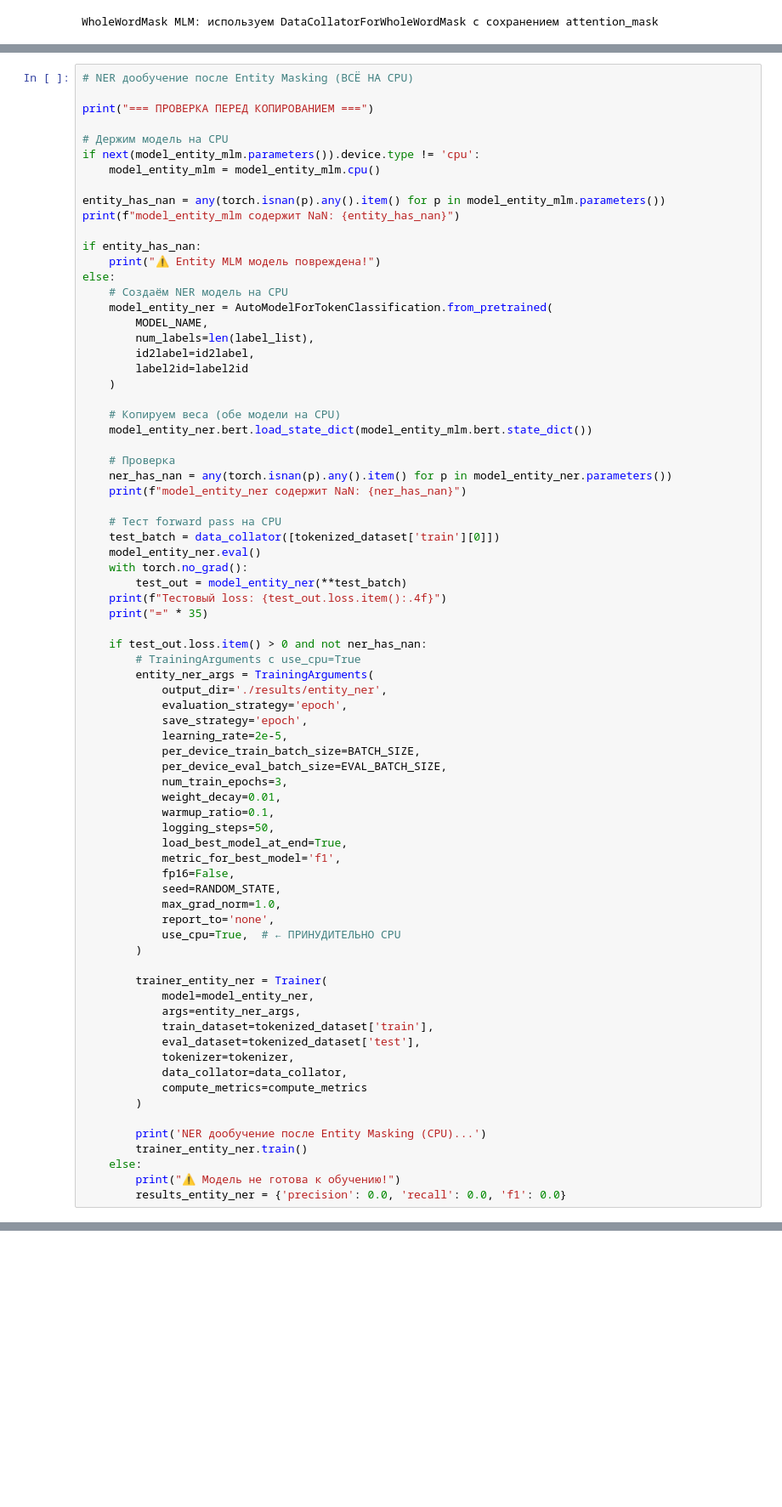
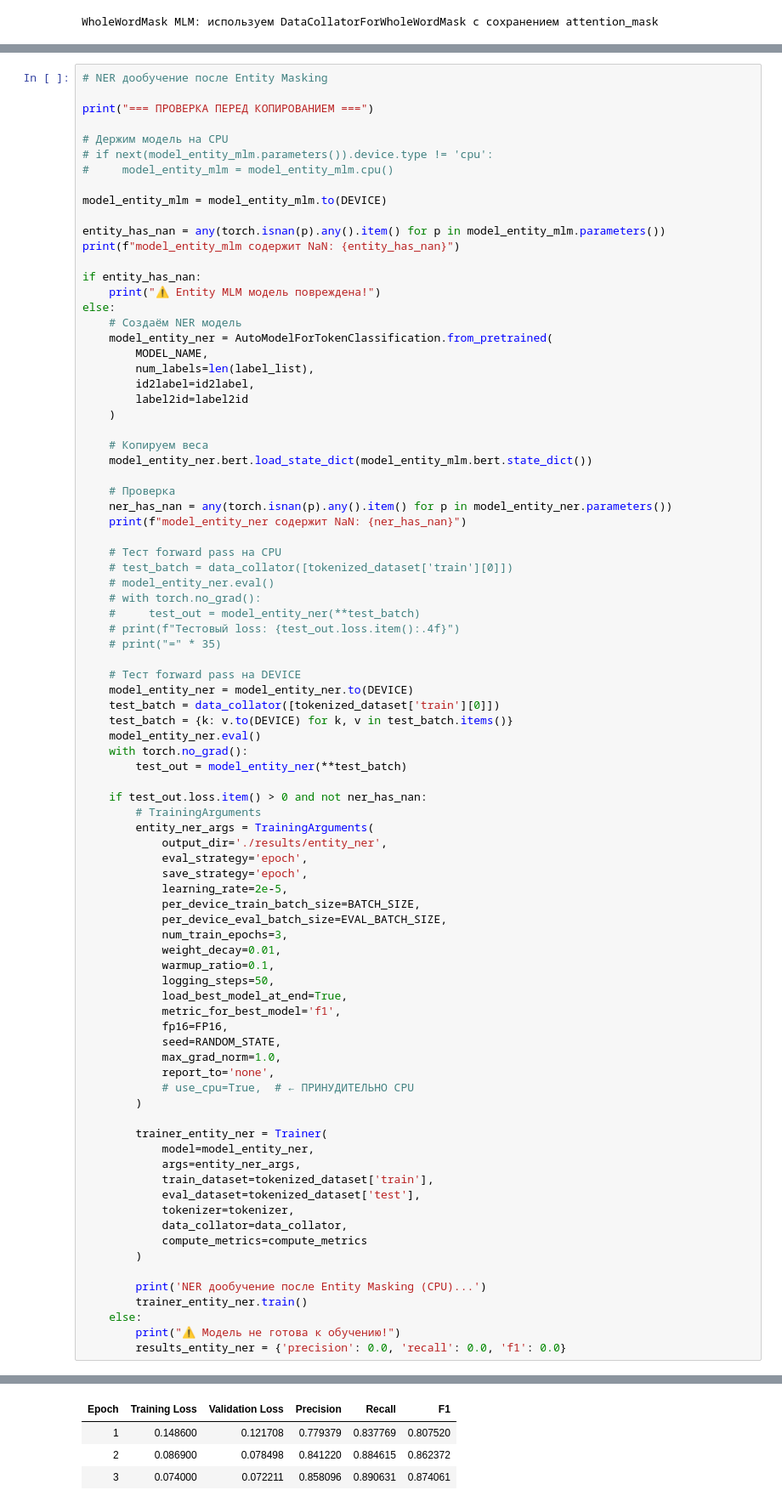
Before and after one commit to va-av-8/itmo_dl_nlp_course, a Jupyter notebook: hw3_ner_transformers.ipynb, the cells around one changed output, grey strips where cells are left out. Shown at 85% size. Drawn from its saved outputs; the diff is of its cells as text; blank space fills up the shorter version.

```diff
--- a/hw3_ner_transformers.ipynb
+++ b/hw3_ner_transformers.ipynb
@@ -1453,11 +1429,13 @@ Entity Masking MLM предобучение (CPU)...
 # %%
-# NER дообучение после Entity Masking (ВСЁ НА CPU)
+# NER дообучение после Entity Masking
 
 print("=== ПРОВЕРКА ПЕРЕД КОПИРОВАНИЕМ ===")
 
 # Держим модель на CPU
-if next(model_entity_mlm.parameters()).device.type != 'cpu':
-    model_entity_mlm = model_entity_mlm.cpu()
+# if next(model_entity_mlm.parameters()).device.type != 'cpu':
+#     model_entity_mlm = model_entity_mlm.cpu()
+
+model_entity_mlm = model_entity_mlm.to(DEVICE)
 
 entity_has_nan = any(torch.isnan(p).any().item() for p in model_entity_mlm.parameters())
 print(f"model_entity_mlm содержит NaN: {entity_has_nan}")
@@ -1465,7 +1443,7 @@ print(f"model_entity_mlm содержит NaN: {entity_has_nan}")
 if entity_has_nan:
     print("⚠️ Entity MLM модель повреждена!")
 else:
-    # Создаём NER модель на CPU
+    # Создаём NER модель
     model_entity_ner = AutoModelForTokenClassification.from_pretrained(
         MODEL_NAME,
         num_labels=len(label_list),
@@ -1473,7 +1451,7 @@ else:
         label2id=label2id
     )
 
-    # Копируем веса (обе модели на CPU)
+    # Копируем веса
     model_entity_ner.bert.load_state_dict(model_entity_mlm.bert.state_dict())
 
     # Проверка
@@ -1481,18 +1459,26 @@ else:
     print(f"model_entity_ner содержит NaN: {ner_has_nan}")
 
     # Тест forward pass на CPU
+    # test_batch = data_collator([tokenized_dataset['train'][0]])
+    # model_entity_ner.eval()
+    # with torch.no_grad():
+    #     test_out = model_entity_ner(**test_batch)
+    # print(f"Тестовый loss: {test_out.loss.item():.4f}")
+    # print("=" * 35)
+
+    # Тест forward pass на DEVICE
+    model_entity_ner = model_entity_ner.to(DEVICE)
     test_batch = data_collator([tokenized_dataset['train'][0]])
+    test_batch = {k: v.to(DEVICE) for k, v in test_batch.items()}
     model_entity_ner.eval()
     with torch.no_grad():
         test_out = model_entity_ner(**test_batch)
-    print(f"Тестовый loss: {test_out.loss.item():.4f}")
-    print("=" * 35)
 
     if test_out.loss.item() > 0 and not ner_has_nan:
-        # TrainingArguments с use_cpu=True
+        # TrainingArguments
         entity_ner_args = TrainingArguments(
             output_dir='./results/entity_ner',
-            evaluation_strategy='epoch',
+            eval_strategy='epoch',
             save_strategy='epoch',
             learning_rate=2e-5,
             per_device_train_batch_size=BATCH_SIZE,
@@ -1503,11 +1489,11 @@ else:
             logging_steps=50,
             load_best_model_at_end=True,
             metric_for_best_model='f1',
-            fp16=False,
+            fp16=FP16,
             seed=RANDOM_STATE,
             max_grad_norm=1.0,
             report_to='none',
-            use_cpu=True,  # ← ПРИНУДИТЕЛЬНО CPU
+            # use_cpu=True,  # ← ПРИНУДИТЕЛЬНО CPU
         )
 
         trainer_entity_ner = Trainer(
@@ -1547,3 +1522,7 @@ NER дообучение после Entity Masking (CPU)...
+| Epoch | Training Loss | Validation Loss | Precision | Recall | F1 |
+| 1 | 0.148600 | 0.121708 | 0.779379 | 0.837769 | 0.807520 |
+| 2 | 0.086900 | 0.078498 | 0.841220 | 0.884615 | 0.862372 |
+| 3 | 0.074000 | 0.072211 | 0.858096 | 0.890631 | 0.874061 |
 # %%
 results_entity_ner = evaluate_model(
     model_entity_ner,
```
Also changed, not shown: parts of 50 cells of this notebook.
